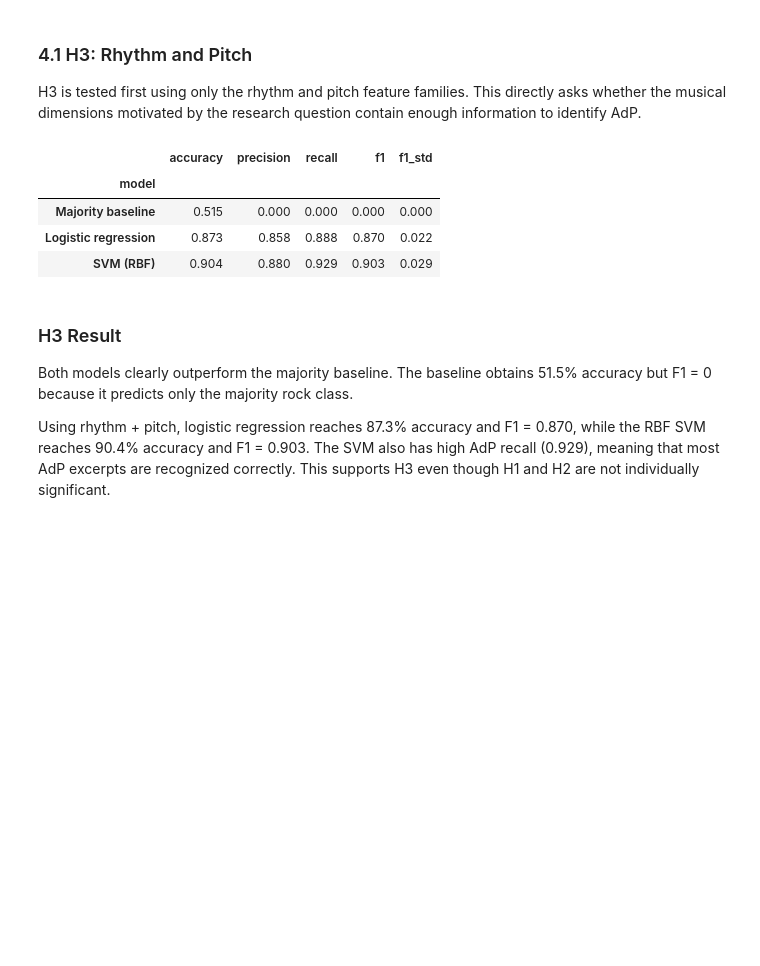
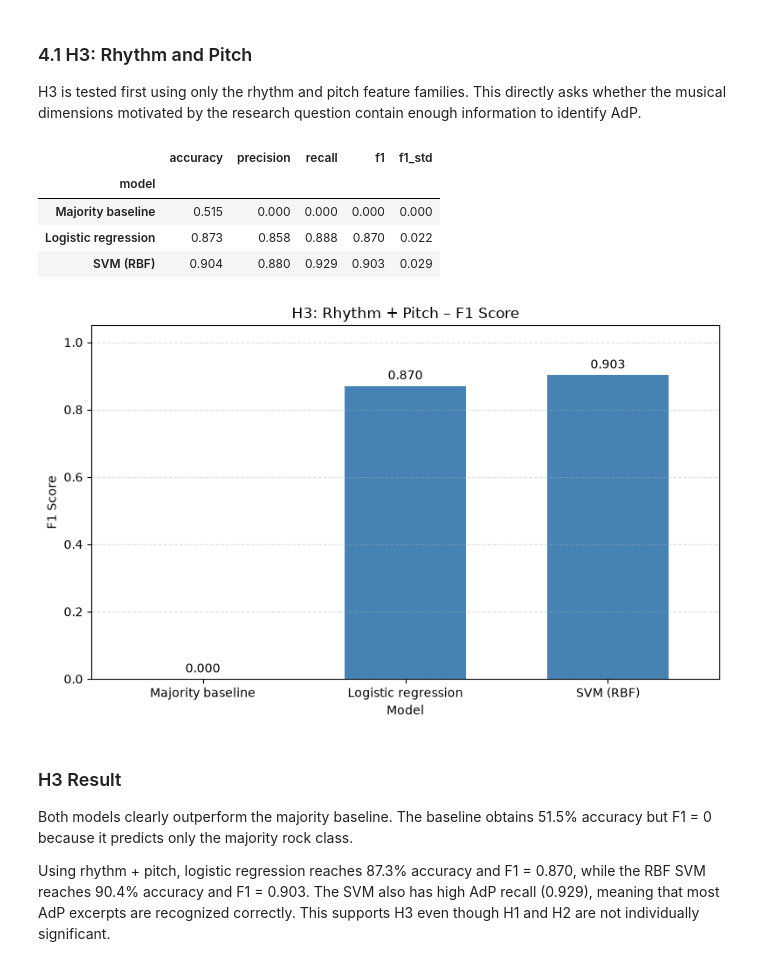
Before and after one commit to fannyynyberg/MI-Project-Angine-de-Poitrine, a Jupyter notebook: Angine_de_Poitrine.ipynb, the cells around one changed output. Saved outputs shown, nothing was run; the diff lists cells and outputs as text; code cells hidden in the pictures; blank space fills up the shorter version.

```diff
--- a/Angine_de_Poitrine.ipynb
+++ b/Angine_de_Poitrine.ipynb
@@ -903,26 +906,47 @@ H3 is tested first using only the rhythm and pitch feature families. This direct
 # %%
 h3_cols = FEATURE_SETS["rhythm + pitch"]
 
 rows = []
 for model_name, model in make_models().items():
     result = evaluate(model, h3_cols)
     rows.append({
         "model": model_name,
         "accuracy": result["accuracy"],
         "precision": result["precision"],
         "recall": result["recall"],
         "f1": result["f1"],
         "f1_std": result["f1_std"],
     })
 
 h3_results = pd.DataFrame(rows).set_index("model")
-h3_results.round(3)
+display(h3_results.round(3))
+
+ax = h3_results["f1"].plot(
+    kind="bar",
+    figsize=(8, 5),
+    color="steelblue",
+    width=0.6
+)
+
+ax.set_title("H3: Rhythm + Pitch – F1 Score")
+ax.set_xlabel("Model")
+ax.set_ylabel("F1 Score")
+ax.set_ylim(0, 1.05)
+ax.grid(axis="y", linestyle="--", alpha=0.4)
+
+for container in ax.containers:
+    ax.bar_label(container, fmt="%.3f", padding=3)
+
+plt.xticks(rotation=0)
+plt.tight_layout()
+plt.show()
 # %% [output]
 |  | accuracy | precision | recall | f1 | f1_std |
 | model |  |  |  |  |  |
 | Majority baseline | 0.515 | 0.000 | 0.000 | 0.000 | 0.000 |
 | Logistic regression | 0.873 | 0.858 | 0.888 | 0.870 | 0.022 |
 | SVM (RBF) | 0.904 | 0.880 | 0.929 | 0.903 | 0.029 |
+[figure, added]
 # %% [markdown]
 ### H3 Result
 
```
Also changed, not shown: parts of 10 cells of this notebook, 6 other files.
